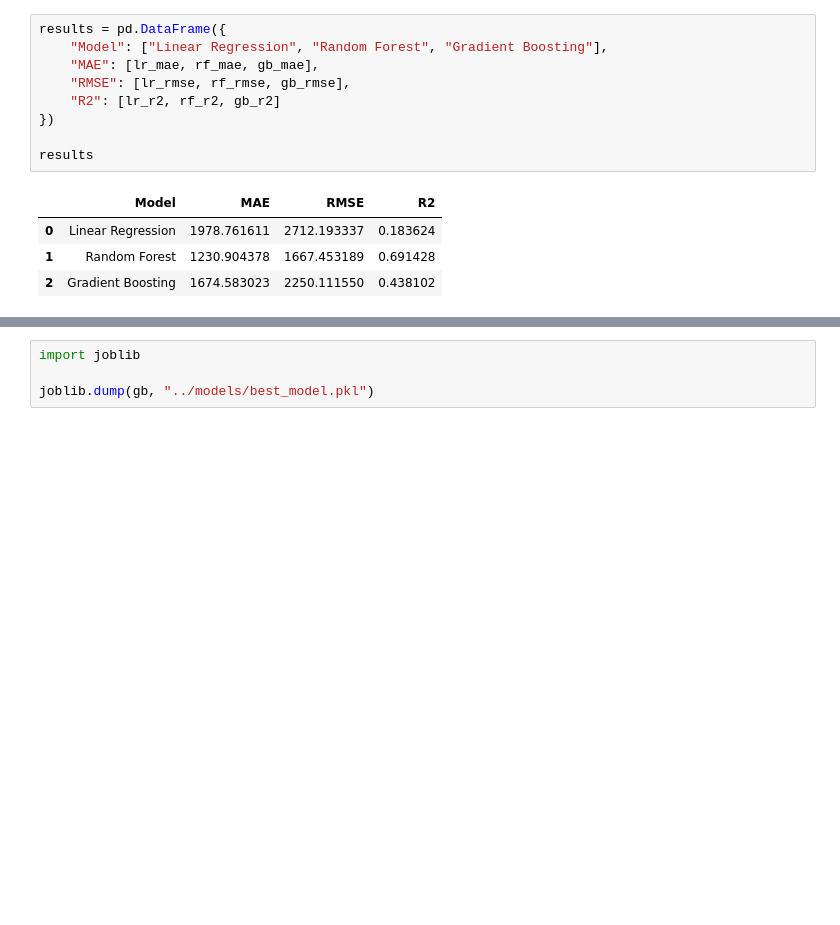
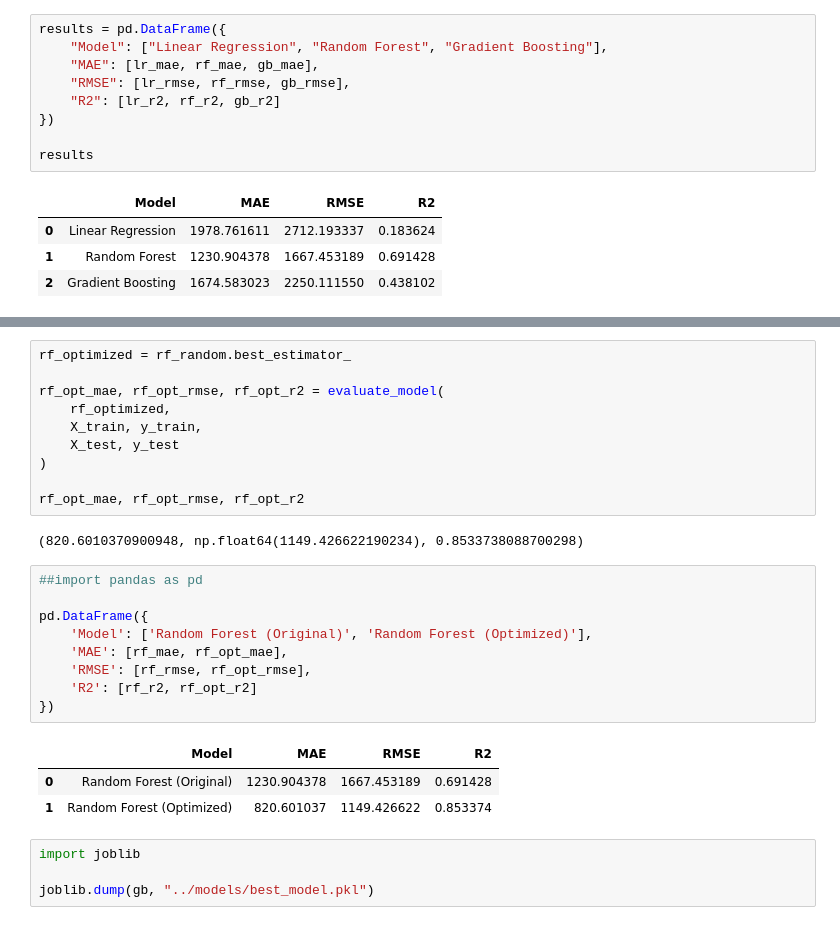
Before and after one commit to mira894/rossmann-sales-forecasting, a Jupyter notebook: notebooks/04_modeling.ipynb, the cells around one changed output, grey strips where cells are left out. Saved outputs shown, nothing was run; the diff lists cells and outputs as text; blank space fills up the shorter version.

Commit message:
updated modeling
Modeling optimized

```diff
--- a/notebooks/04_modeling.ipynb
+++ b/notebooks/04_modeling.ipynb
@@ -80,3 +128,28 @@ results
+# %%
+rf_optimized = rf_random.best_estimator_
+
+rf_opt_mae, rf_opt_rmse, rf_opt_r2 = evaluate_model(
+    rf_optimized,
+    X_train, y_train,
+    X_test, y_test
+)
+
+rf_opt_mae, rf_opt_rmse, rf_opt_r2
+# %% [output]
+(820.6010370900948, np.float64(1149.426622190234), 0.8533738088700298)
+# %%
+##import pandas as pd
+
+pd.DataFrame({
+    'Model': ['Random Forest (Original)', 'Random Forest (Optimized)'],
+    'MAE': [rf_mae, rf_opt_mae],
+    'RMSE': [rf_rmse, rf_opt_rmse],
+    'R2': [rf_r2, rf_opt_r2]
+})
+# %% [output]
+|  | Model | MAE | RMSE | R2 |
+| 0 | Random Forest (Original) | 1230.904378 | 1667.453189 | 0.691428 |
+| 1 | Random Forest (Optimized) | 820.601037 | 1149.426622 | 0.853374 |
 # %%
 import joblib
 
```
Also changed, not shown: parts of 2 cells of this notebook.
